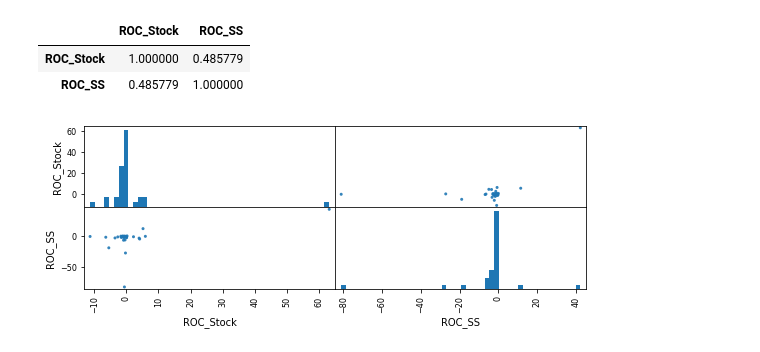
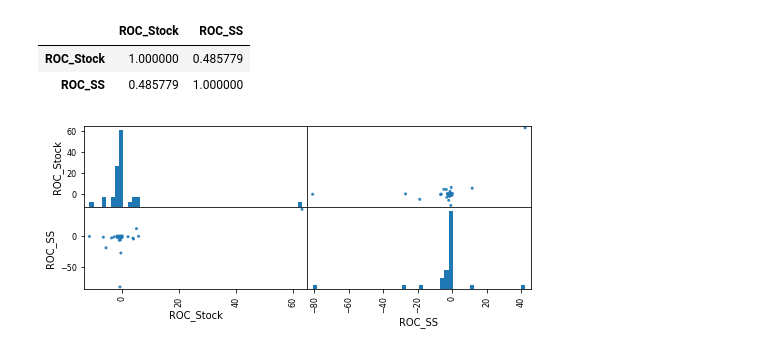
Before and after one commit to lukeyuan31/Churn_Visulization, a Jupyter notebook: Stock and Supermarket.ipynb, the cells around one changed output. Drawn from its saved outputs; the diff is of its cells as text; code cells hidden in the pictures.

```diff
--- a/Stock and Supermarket.ipynb
+++ b/Stock and Supermarket.ipynb
@@ -106,6 +106,7 @@ dtype: int64
 # %%
 selected_stock=selected_stock.dropna()
 superstore_dataset=superstore_dataset.dropna()
+superstore_dataset.drop(columns=['Row ID', 'Order ID', 'Customer ID','Postal Code','Product ID'], inplace = True)
 #superstore_by_month=superstore_dataset.groupby(superstore_dataset['Order Date'].dt.strftime('%Y-%m'))['Sales'].sum().sort_values()
 superstore_by_month=superstore_dataset.groupby(pd.Grouper(key='Order Date', freq='1M')).sum()
 stock_by_month=selected_stock.groupby(pd.Grouper(key='Date',freq='M')).mean()
@@ -200,6 +201,6 @@ df_corr.corr()
 | ROC_SS | 0.485779 | 1.000000 |
 # %%
 from pandas.plotting import scatter_matrix
-p = scatter_matrix(df_corr, alpha=0.9, hist_kwds={'bins':50}, figsize=(9,3))
+p = scatter_matrix(df_corr, alpha=0.9, hist_kwds={'bins':50}, figsize=(8,3))
 # %% [output]
-[figure, old version]
+[figure, new version]
```
Also changed, not shown: parts of 1 cell of this notebook.
